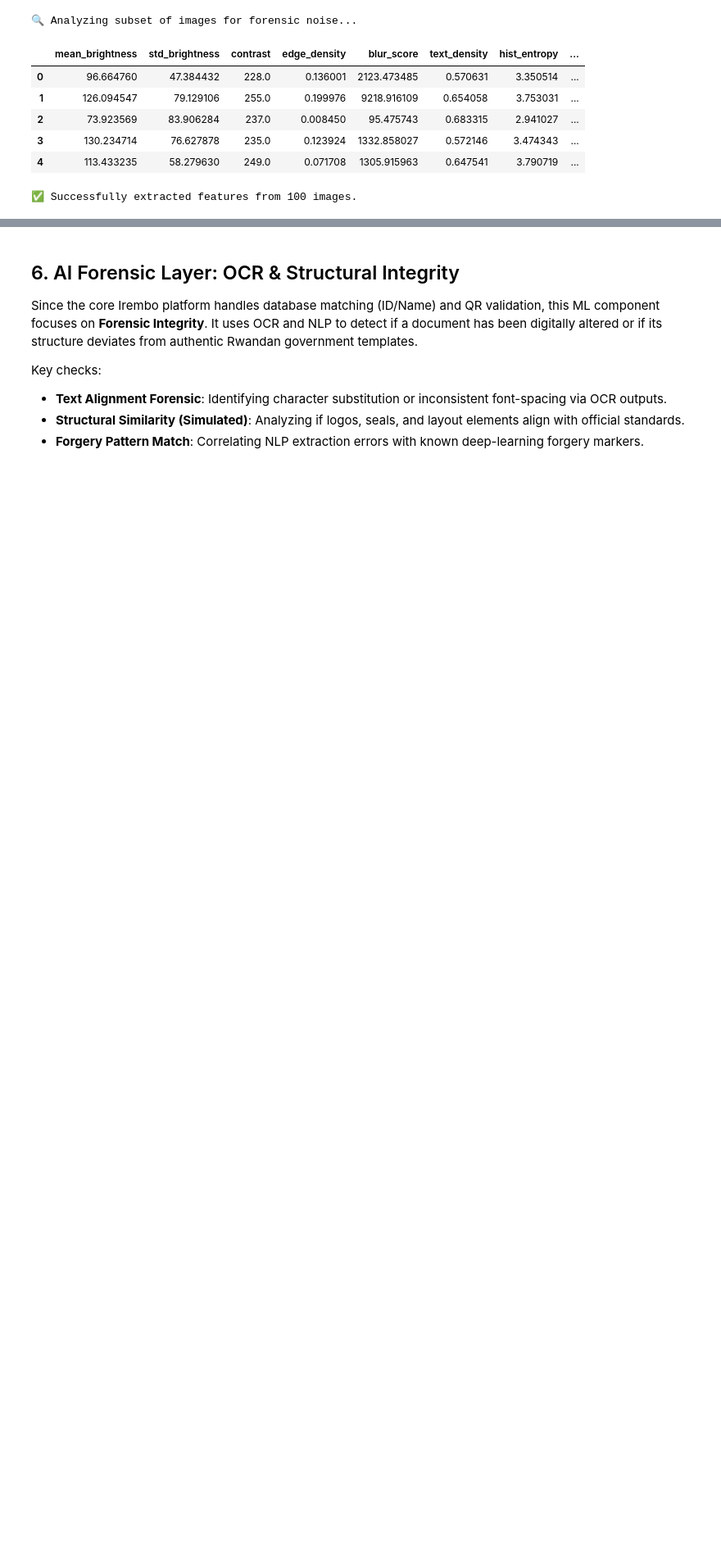
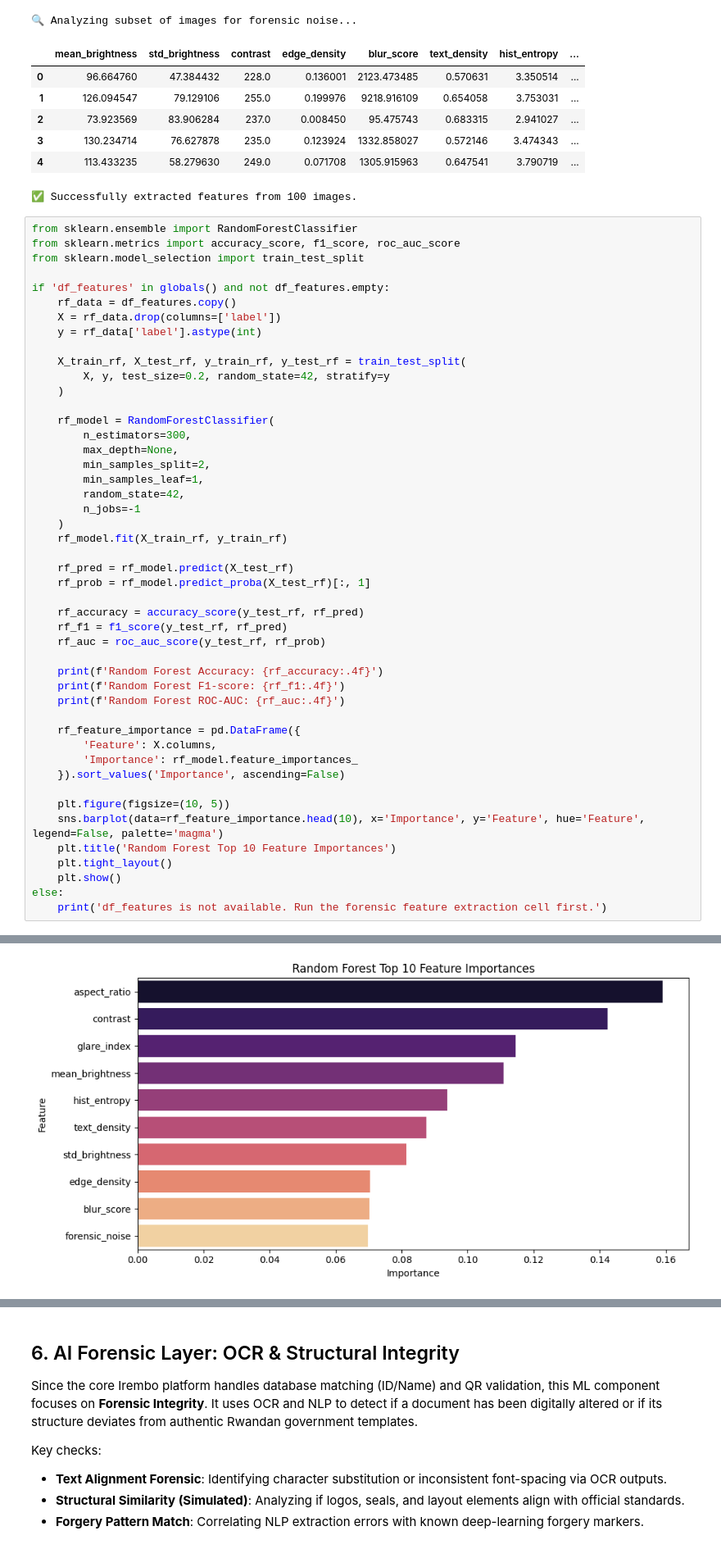
Before and after one commit to jkeza1/aipowered, a Jupyter notebook: Document_Verification_ML_Model version 2.ipynb, the cells around one changed output, grey strips where cells are left out. Shown at 82% size. Drawn from its saved outputs; the diff is of its cells as text; blank space fills up the shorter version.

```diff
--- a/Document_Verification_ML_Model version 2.ipynb
+++ b/Document_Verification_ML_Model version 2.ipynb
@@ -707,3 +1130,51 @@ print(f"✅ Successfully extracted features from {len(df_features)} images.")
 | 3 | 130.234714 | 76.627878 | 235.0 | 0.123924 | 1332.858027 | 0.572146 | 3.474343 | ... |
 | 4 | 113.433235 | 58.279630 | 249.0 | 0.071708 | 1305.915963 | 0.647541 | 3.790719 | ... |
 ✅ Successfully extracted features from 100 images.
+# %%
+from sklearn.ensemble import RandomForestClassifier
+from sklearn.metrics import accuracy_score, f1_score, roc_auc_score
+from sklearn.model_selection import train_test_split
+
+if 'df_features' in globals() and not df_features.empty:
+    rf_data = df_features.copy()
+    X = rf_data.drop(columns=['label'])
+    y = rf_data['label'].astype(int)
+
+    X_train_rf, X_test_rf, y_train_rf, y_test_rf = train_test_split(
+        X, y, test_size=0.2, random_state=42, stratify=y
+    )
+
+    rf_model = RandomForestClassifier(
+        n_estimators=300,
+        max_depth=None,
+        min_samples_split=2,
+        min_samples_leaf=1,
+        random_state=42,
+        n_jobs=-1
+    )
+    rf_model.fit(X_train_rf, y_train_rf)
+
+    rf_pred = rf_model.predict(X_test_rf)
+    rf_prob = rf_model.predict_proba(X_test_rf)[:, 1]
+
+    rf_accuracy = accuracy_score(y_test_rf, rf_pred)
+    rf_f1 = f1_score(y_test_rf, rf_pred)
+    rf_auc = roc_auc_score(y_test_rf, rf_prob)
+
+    print(f'Random Forest Accuracy: {rf_accuracy:.4f}')
+    print(f'Random Forest F1-score: {rf_f1:.4f}')
+    print(f'Random Forest ROC-AUC: {rf_auc:.4f}')
+
+    rf_feature_importance = pd.DataFrame({
+        'Feature': X.columns,
+        'Importance': rf_model.feature_importances_
+    }).sort_values('Importance', ascending=False)
+
+    plt.figure(figsize=(10, 5))
+    sns.barplot(data=rf_feature_importance.head(10), x='Importance', y='Feature', hue='Feature', legend=False, palette='magma')
+    plt.title('Random Forest Top 10 Feature Importances')
+    plt.tight_layout()
+    plt.show()
+else:
+    print('df_features is not available. Run the forensic feature extraction cell first.')
+# %% [output]
@@ -709,0 +1184 @@ print(f"✅ Successfully extracted features from {len(df_features)} images.")
+[figure, added]
```
Also changed, not shown: parts of 25 cells of this notebook, 13 other files.
